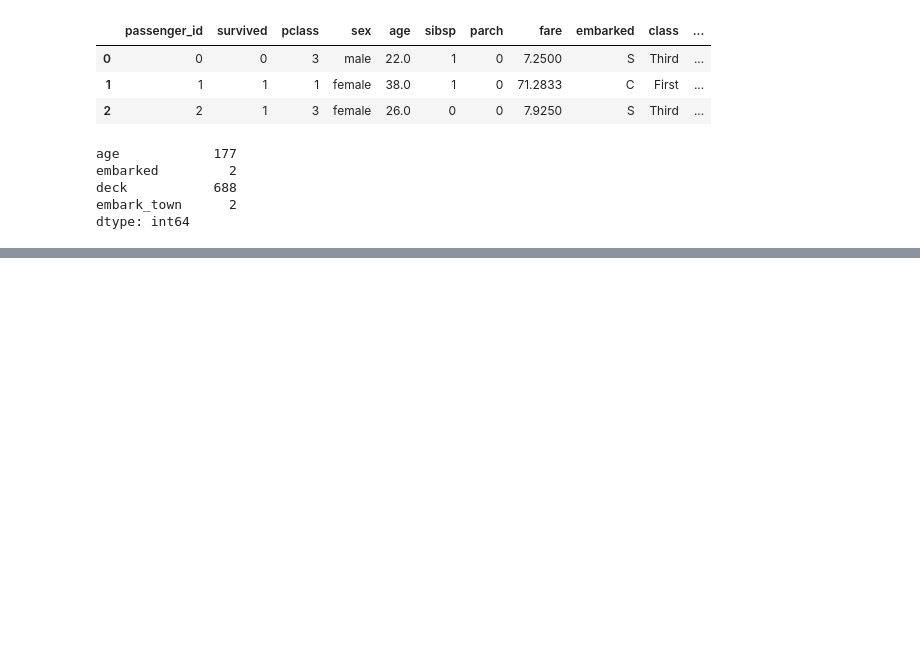
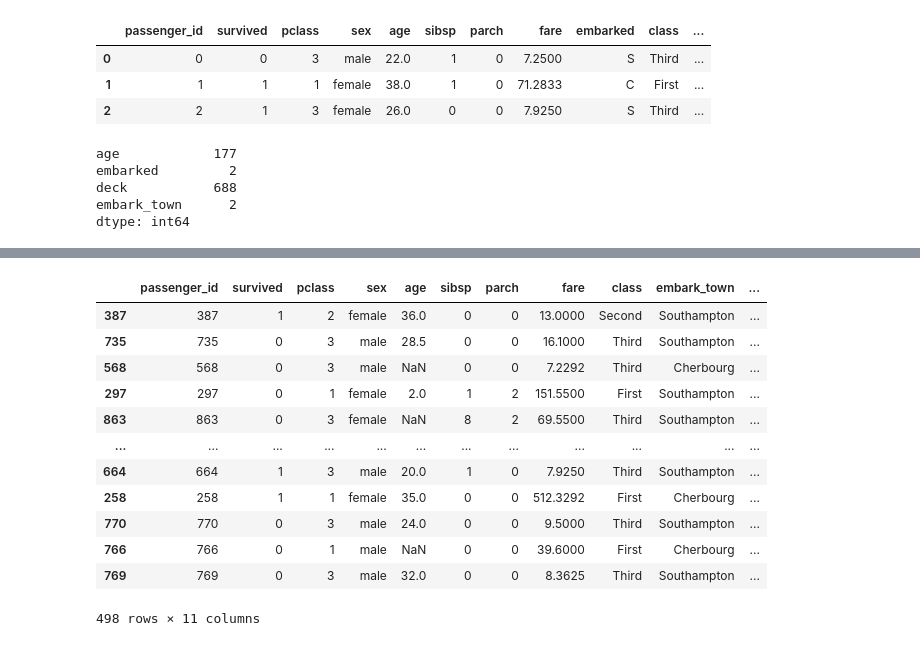
Before and after one commit to DesireeMcElroy/classification-exercises, a Jupyter notebook: classification_exercises.ipynb, the cells around one changed output, grey strips where cells are left out. Saved outputs shown, nothing was run; the diff lists cells and outputs as text; code cells hidden in the pictures; blank space fills up the shorter version.

```diff
--- a/classification_exercises.ipynb
+++ b/classification_exercises.ipynb
@@ -359,0 +392,18 @@ titanic_df.head()
+# %%
+# Split Data
+train, test = train_test_split(titanic_df, test_size=0.2, random_state=4321, stratify=titanic_df.survived)
+train, validate = train_test_split(train, train_size=0.7, random_state=4321, stratify=train.survived)
+# %% [output]
+|  | passenger_id | survived | pclass | sex | age | sibsp | parch | fare | class | embark_town | ... |
+| 387 | 387 | 1 | 2 | female | 36.0 | 0 | 0 | 13.0000 | Second | Southampton | ... |
+| 735 | 735 | 0 | 3 | male | 28.5 | 0 | 0 | 16.1000 | Third | Southampton | ... |
+| 568 | 568 | 0 | 3 | male | NaN | 0 | 0 | 7.2292 | Third | Cherbourg | ... |
+| 297 | 297 | 0 | 1 | female | 2.0 | 1 | 2 | 151.5500 | First | Southampton | ... |
+| 863 | 863 | 0 | 3 | female | NaN | 8 | 2 | 69.5500 | Third | Southampton | ... |
+| ... | ... | ... | ... | ... | ... | ... | ... | ... | ... | ... | ... |
+| 664 | 664 | 1 | 3 | male | 20.0 | 1 | 0 | 7.9250 | Third | Southampton | ... |
+| 258 | 258 | 1 | 1 | female | 35.0 | 0 | 0 | 512.3292 | First | Cherbourg | ... |
+| 770 | 770 | 0 | 3 | male | 24.0 | 0 | 0 | 9.5000 | Third | Southampton | ... |
+| 766 | 766 | 0 | 1 | male | NaN | 0 | 0 | 39.6000 | First | Cherbourg | ... |
+| 769 | 769 | 0 | 3 | male | 32.0 | 0 | 0 | 8.3625 | Third | Southampton | ... |
+498 rows × 11 columns
```
Also changed, not shown: parts of 8 cells of this notebook.
